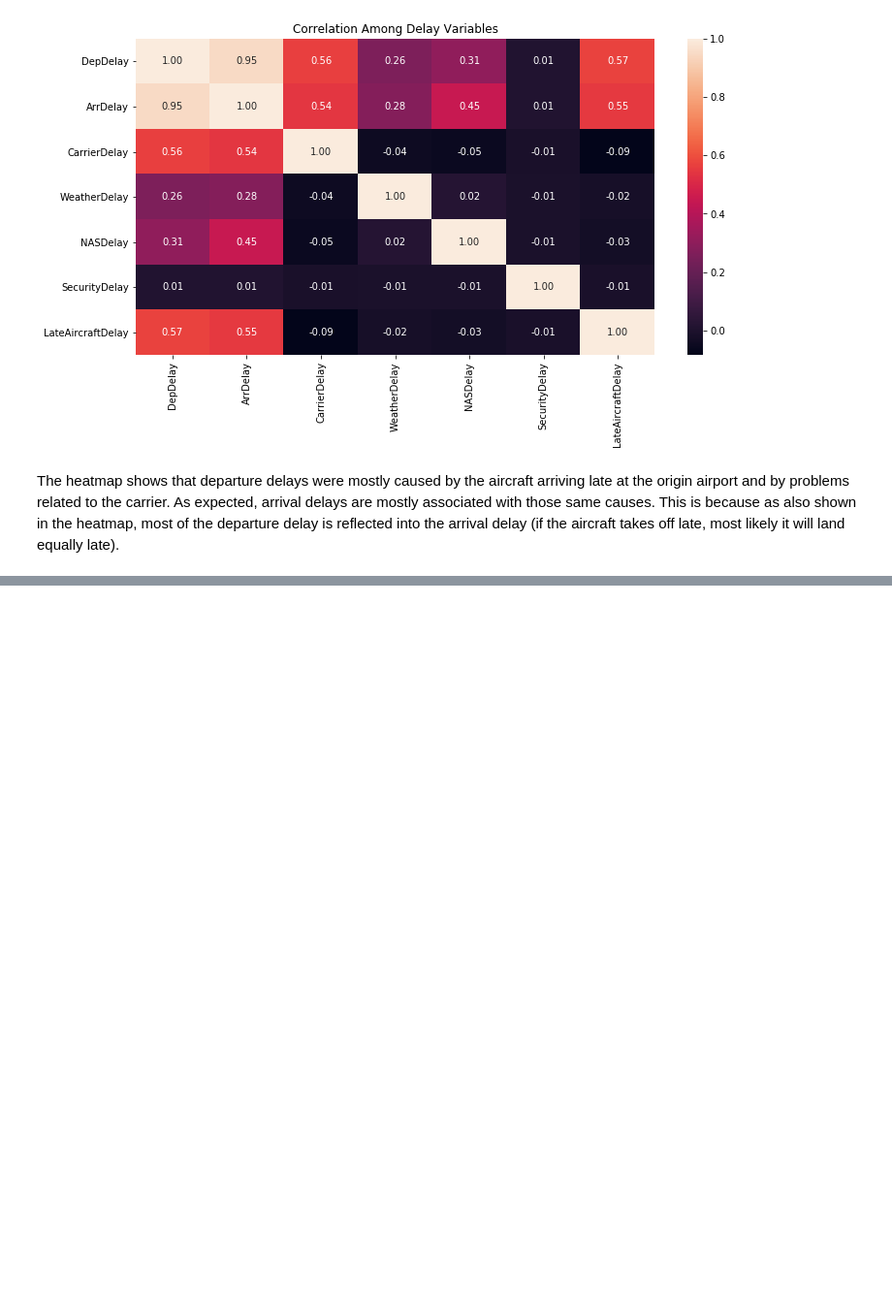
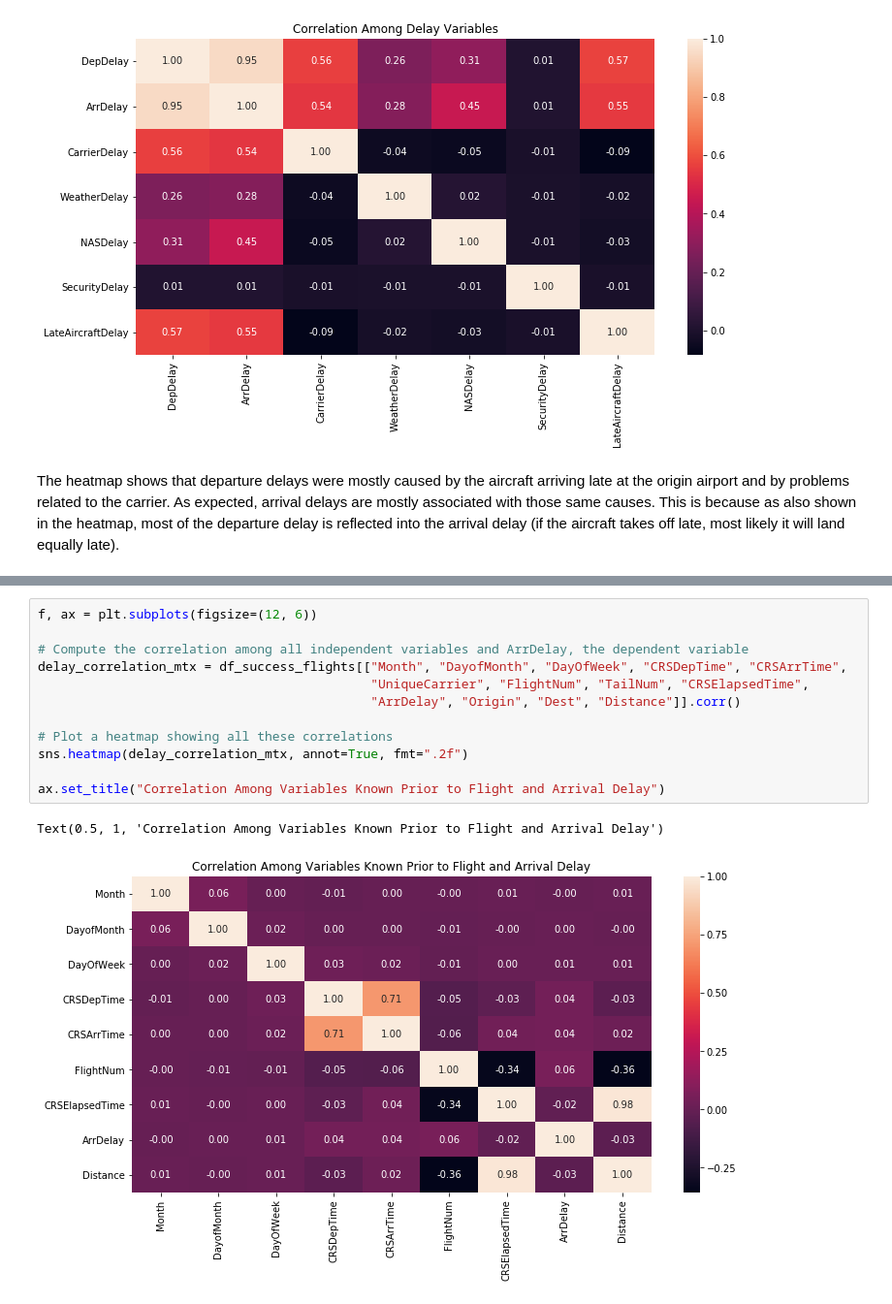
Before and after one commit to s-londono/airlinedelaystats, a Jupyter notebook: AirlineDelayAnalysis.ipynb, the cells around one changed output, grey strips where cells are left out. Shown: that part at 97% size. Cells and saved outputs as stored; diff of their text form; blank space fills up the shorter version.

```diff
--- a/AirlineDelayAnalysis.ipynb
+++ b/AirlineDelayAnalysis.ipynb
@@ -565,0 +583,15 @@ The heatmap shows that departure delays were mostly caused by the aircraft arriv
+# %%
+f, ax = plt.subplots(figsize=(12, 6))
+
+# Compute the correlation among all independent variables and ArrDelay, the dependent variable
+delay_correlation_mtx = df_success_flights[["Month", "DayofMonth", "DayOfWeek", "CRSDepTime", "CRSArrTime",
+                                            "UniqueCarrier", "FlightNum", "TailNum", "CRSElapsedTime",
+                                            "ArrDelay", "Origin", "Dest", "Distance"]].corr()
+
+# Plot a heatmap showing all these correlations
+sns.heatmap(delay_correlation_mtx, annot=True, fmt=".2f")
+
+ax.set_title("Correlation Among Variables Known Prior to Flight and Arrival Delay")
+# %% [output]
+Text(0.5, 1, 'Correlation Among Variables Known Prior to Flight and Arrival Delay')
+[figure, added]
```
Also changed, not shown: parts of 10 cells of this notebook, 4 other files.
